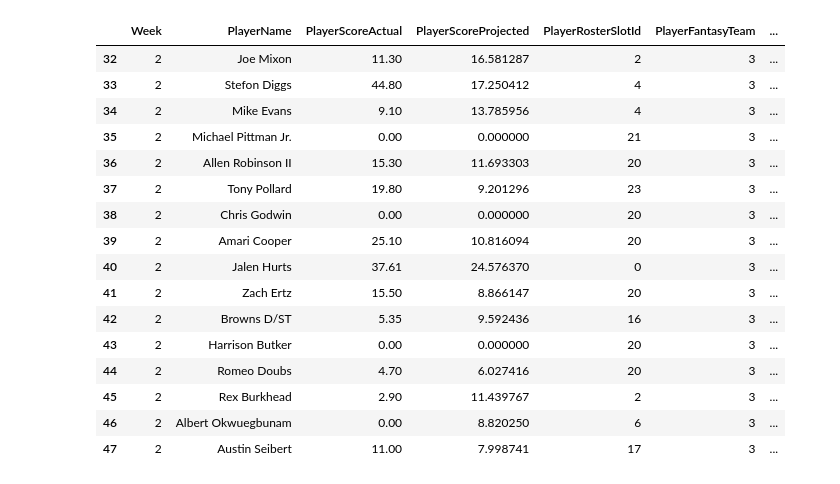
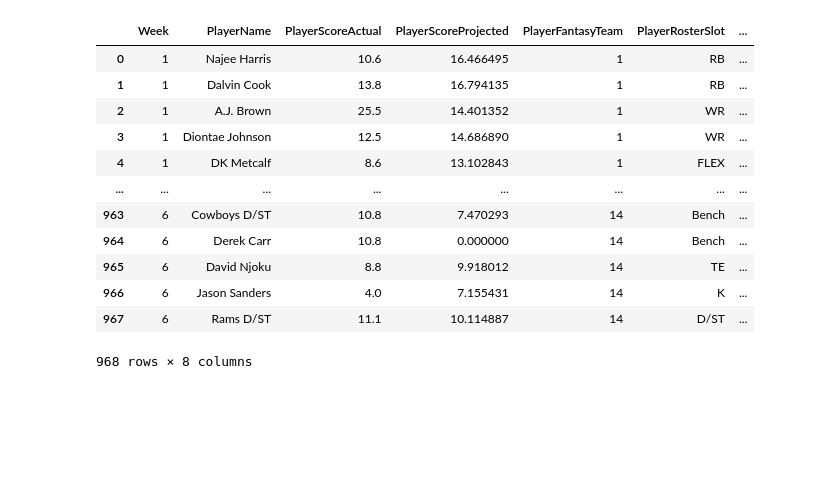
Before and after one commit to tbryan2/espnfantasyfootball, a Jupyter notebook: example_notebook.ipynb, the cells around one changed output. Cells and saved outputs as stored; diff of their text form; code cells hidden in the pictures; blank space fills up the shorter version.

```diff
--- a/example_notebook.ipynb
+++ b/example_notebook.ipynb
@@ -8,17 +7,21 @@ import ESPNFFPlayerData as ff
 
 import matplotlib.pyplot as plt
 # %%
-# Define URL parameters
+# Define the league_id
 league_id = league_id
 
 # Define cookie parameters
 espn_s2 = espn_s2
 swid = swid
 
-# Define the week and year to pull
+# Define the year to pull
 year = 2022
-week = 2
-
-# Define how many teams are in the league and the roster size
-league_size = 10
-roster_size = 16
+# %%
+# Initialize empty DataFrame to concat with each week
+df = pd.DataFrame()
+
+# Loop through each week and concat the results
+for week in range(1, 7):
+    league = ff.load_league(league_id, year, week, swid, espn_s2)
+    temp_df = ff.load_player_data(league, week)
+    df = df.append(temp_df).reset_index(drop=True)
@@ -64,24 +48,0 @@ team_json
-# %%
-# Load team names using load_player_data
-# Parameter are the league loaded previously, week, league_size, roster_size
-# Output is a DataFrame
-df = ff.load_player_data(league, week)
-df[df['PlayerFantasyTeam'] == 3]
-# %% [output]
-|  | Week | PlayerName | PlayerScoreActual | PlayerScoreProjected | PlayerRosterSlotId | PlayerFantasyTeam | ... |
-| 32 | 2 | Joe Mixon | 11.30 | 16.581287 | 2 | 3 | ... |
-| 33 | 2 | Stefon Diggs | 44.80 | 17.250412 | 4 | 3 | ... |
-| 34 | 2 | Mike Evans | 9.10 | 13.785956 | 4 | 3 | ... |
-| 35 | 2 | Michael Pittman Jr. | 0.00 | 0.000000 | 21 | 3 | ... |
-| 36 | 2 | Allen Robinson II | 15.30 | 11.693303 | 20 | 3 | ... |
-| 37 | 2 | Tony Pollard | 19.80 | 9.201296 | 23 | 3 | ... |
-| 38 | 2 | Chris Godwin | 0.00 | 0.000000 | 20 | 3 | ... |
-| 39 | 2 | Amari Cooper | 25.10 | 10.816094 | 20 | 3 | ... |
-| 40 | 2 | Jalen Hurts | 37.61 | 24.576370 | 0 | 3 | ... |
-| 41 | 2 | Zach Ertz | 15.50 | 8.866147 | 20 | 3 | ... |
-| 42 | 2 | Browns D/ST | 5.35 | 9.592436 | 16 | 3 | ... |
-| 43 | 2 | Harrison Butker | 0.00 | 0.000000 | 20 | 3 | ... |
-| 44 | 2 | Romeo Doubs | 4.70 | 6.027416 | 20 | 3 | ... |
-| 45 | 2 | Rex Burkhead | 2.90 | 11.439767 | 2 | 3 | ... |
-| 46 | 2 | Albert Okwuegbunam | 0.00 | 8.820250 | 6 | 3 | ... |
-| 47 | 2 | Austin Seibert | 11.00 | 7.998741 | 17 | 3 | ... |
@@ -123,0 +49,16 @@ team_json
+# %%
+df
+# %% [output]
+|  | Week | PlayerName | PlayerScoreActual | PlayerScoreProjected | PlayerFantasyTeam | PlayerRosterSlot | ... |
+| 0 | 1 | Najee Harris | 10.6 | 16.466495 | 1 | RB | ... |
+| 1 | 1 | Dalvin Cook | 13.8 | 16.794135 | 1 | RB | ... |
+| 2 | 1 | A.J. Brown | 25.5 | 14.401352 | 1 | WR | ... |
+| 3 | 1 | Diontae Johnson | 12.5 | 14.686890 | 1 | WR | ... |
+| 4 | 1 | DK Metcalf | 8.6 | 13.102843 | 1 | FLEX | ... |
+| ... | ... | ... | ... | ... | ... | ... | ... |
+| 963 | 6 | Cowboys D/ST | 10.8 | 7.470293 | 14 | Bench | ... |
+| 964 | 6 | Derek Carr | 10.8 | 0.000000 | 14 | Bench | ... |
+| 965 | 6 | David Njoku | 8.8 | 9.918012 | 14 | TE | ... |
+| 966 | 6 | Jason Sanders | 4.0 | 7.155431 | 14 | K | ... |
+| 967 | 6 | Rams D/ST | 11.1 | 10.114887 | 14 | D/ST | ... |
+968 rows × 8 columns
```
Also changed, not shown: parts of 15 cells of this notebook, 1 other file.
